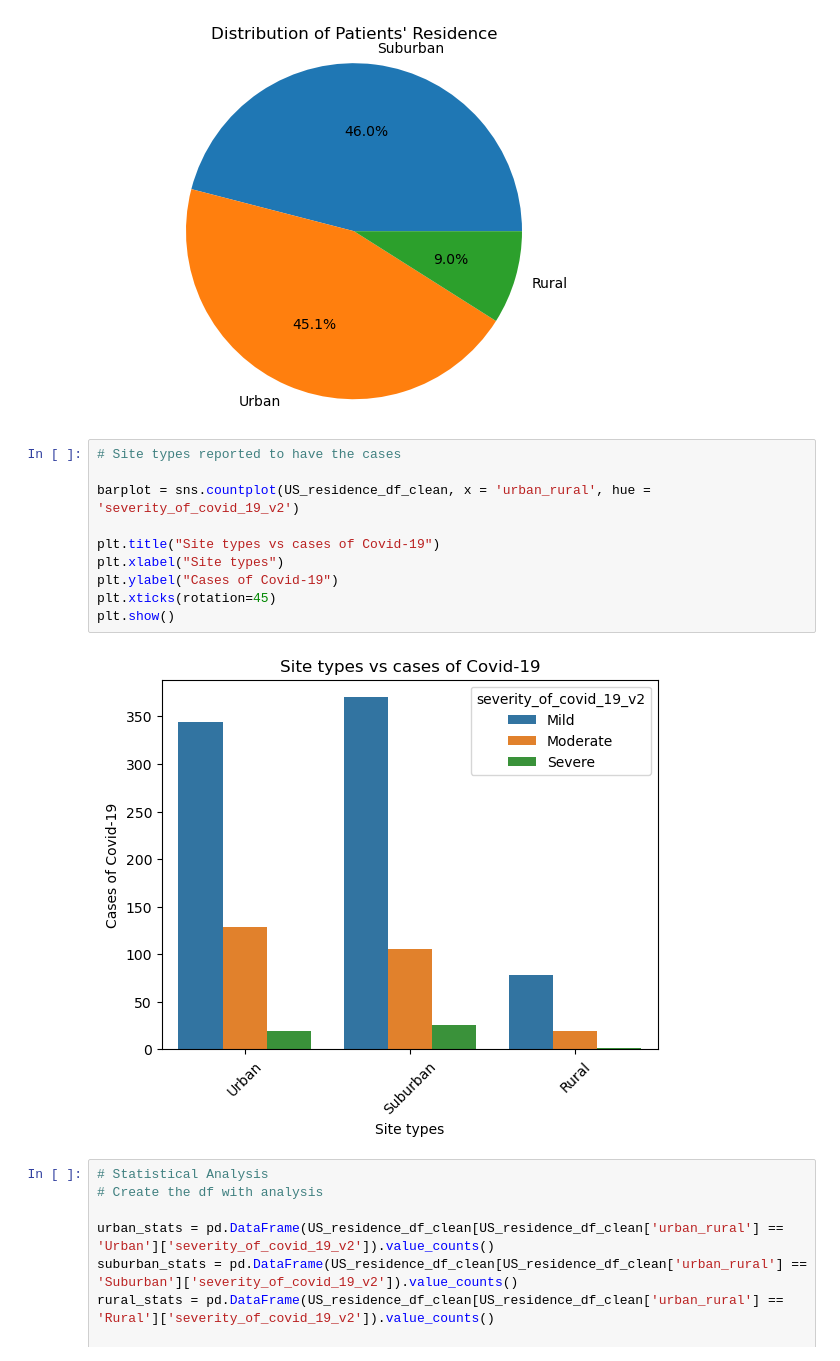
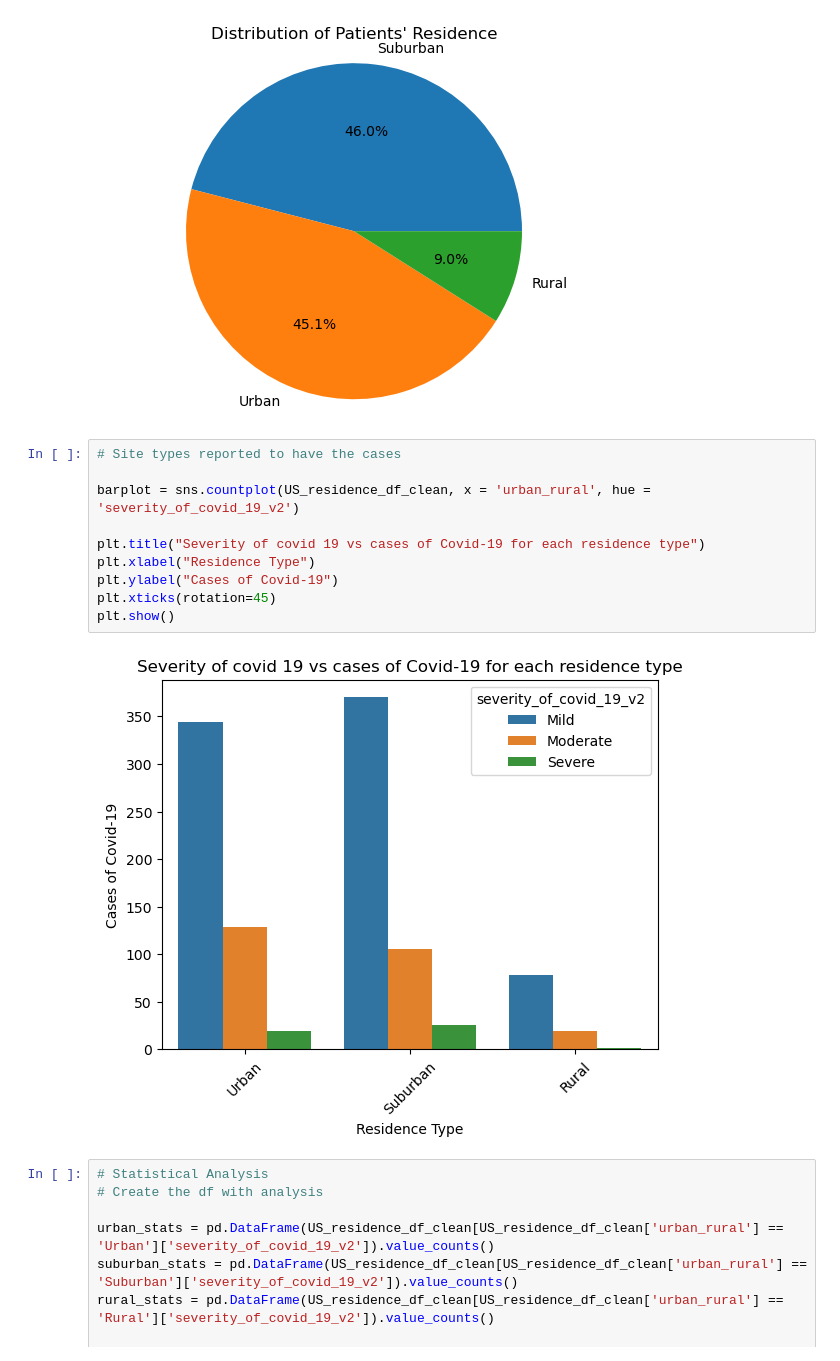
Before and after one commit to HSaleem352/Bootcamp-Project1, a Jupyter notebook: HS_project1_script.ipynb, the cells around one changed output. Drawn from its saved outputs; the diff is of its cells as text.

```diff
--- a/HS_project1_script.ipynb
+++ b/HS_project1_script.ipynb
@@ -67,15 +68,15 @@ plt.show()
 # %%
 # Site types reported to have the cases
 
 barplot = sns.countplot(US_residence_df_clean, x = 'urban_rural', hue = 'severity_of_covid_19_v2')
 
-plt.title("Site types vs cases of Covid-19")
-plt.xlabel("Site types")
+plt.title("Severity of covid 19 vs cases of Covid-19 for each residence type")
+plt.xlabel("Residence Type")
 plt.ylabel("Cases of Covid-19")
 plt.xticks(rotation=45)
 plt.show()
 # %% [output]
-[figure, old version]
+[figure, new version]
 # %%
 # Statistical Analysis
 # Create the df with analysis
```
Also changed, not shown: parts of 2 cells of this notebook.
